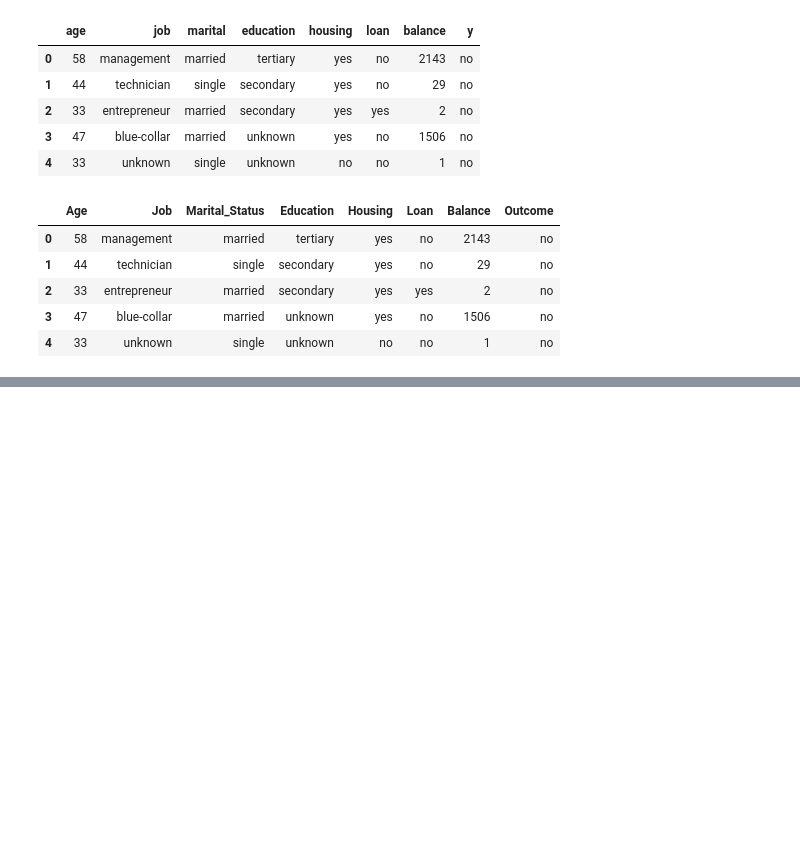
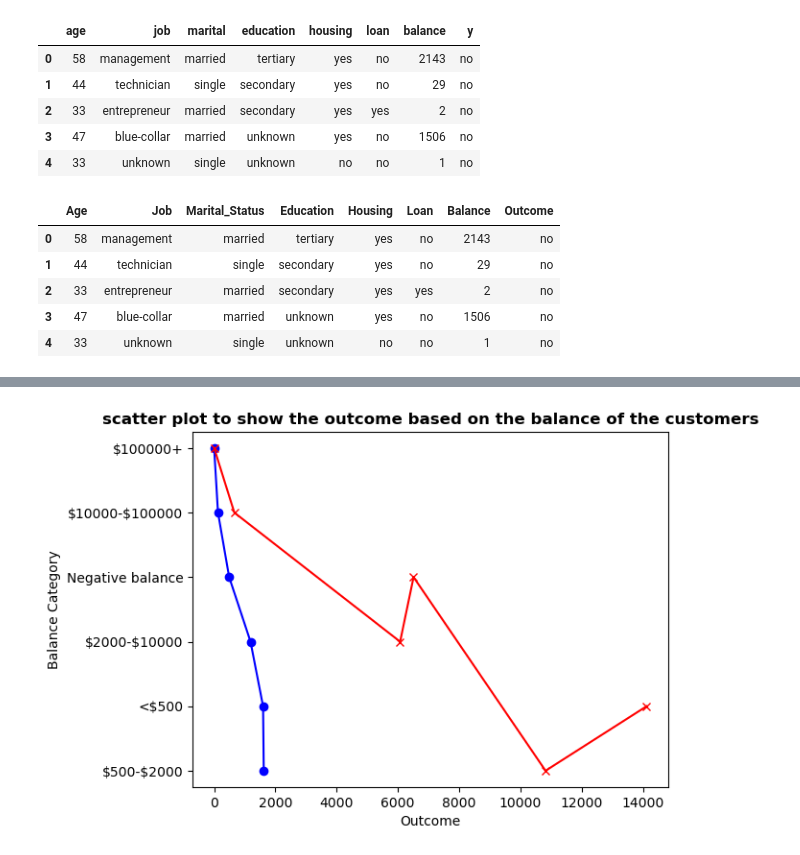
Before and after one commit to Prachi-Shah1002/Project_1, a Jupyter notebook: Main.ipynb, the cells around one changed output, grey strips where cells are left out. Saved outputs shown, nothing was run; the diff lists cells and outputs as text; code cells hidden in the pictures; blank space fills up the shorter version.

```diff
--- a/Main.ipynb
+++ b/Main.ipynb
@@ -65,0 +249,14 @@ dtype: int64
+# %%
+# A scatter plot to show the outcome based on the balance of the customers
+balance_chart_df_success=train_data_df_success['Balance Category'].value_counts()
+balance_chart_df_failed=train_data_df_failed['Balance Category'].value_counts()
+
+plt.plot(balance_chart_df_success,balance_chart_df_success.keys(), c='b', marker='o')
+plt.plot(balance_chart_df_failed,balance_chart_df_failed.keys(), c='r',marker="x")
+plt.title('scatter plot to show the outcome based on the balance of the customers', fontweight='bold')
+plt.ylabel('Balance Category' )
+plt.xlabel('Outcome')
+
+plt.show()
+# %% [output]
+[figure, added]
```
Also changed, not shown: parts of 17 cells of this notebook.
